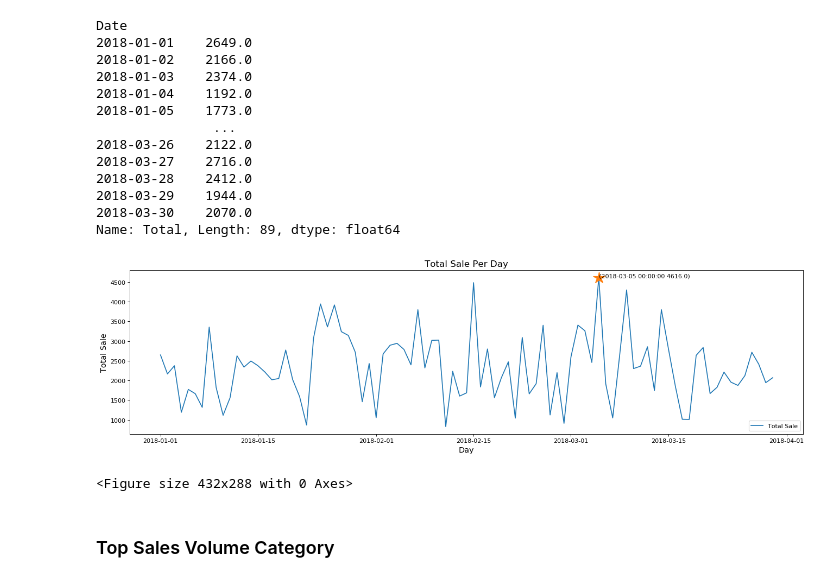
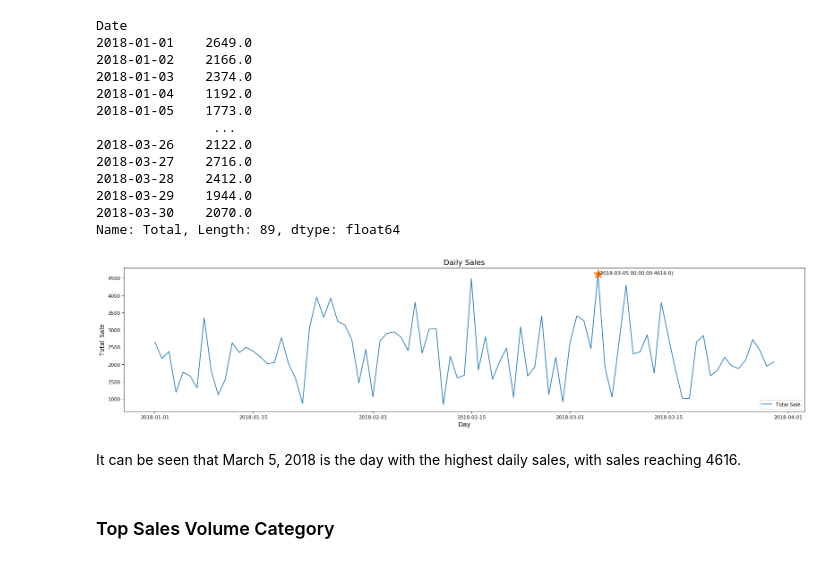
Before and after one commit to FreedomVAce/Supermarket_Analysis, a Jupyter notebook: Supermarket_Analysis.ipynb, the cells around one changed output. Cells and saved outputs as stored; diff of their text form; code cells hidden in the pictures.

```diff
--- a/Supermarket_Analysis.ipynb
+++ b/Supermarket_Analysis.ipynb
@@ -289,27 +290,28 @@ Name: Total, Length: 89, dtype: float64
 # %%
 plt.figure(figsize=(20,5),dpi=80)
 
 plt.plot(day_sale,label= 'Total Sale')
 
 max_index = day_sale.idxmax()
 
 plt.plot(max_index,day_sale[max_index],"*",markersize = 20)
 
 show_max='('+str(max_index)+' '+str(day_sale[max_index])+')'
 
 plt.annotate(show_max,xytext=(max_index,day_sale[max_index]),xy=(max_index,day_sale[max_index]))
 
 plt.xlabel("Day",fontsize=13)
 plt.ylabel("Total Sale",fontsize=13)
 plt.xticks(fontsize=10)
 plt.legend(loc='lower right')
-plt.title("Total Sale Per Day",fontsize=15)
+plt.title("Daily Sales",fontsize=15)
 
+plt.tight_layout()
 plt.show()
-plt.tight_layout()
 # %% [output]
-[figure, old version]
+[figure, new version]
-<Figure size 432x288 with 0 Axes>
+# %% [markdown]
+It can be seen that March 5, 2018 is the day with the highest daily sales, with sales reaching 4616.
 # %% [markdown]
 ### Top Sales Volume Category
 # %%
```
Also changed, not shown: parts of 12 cells of this notebook.
